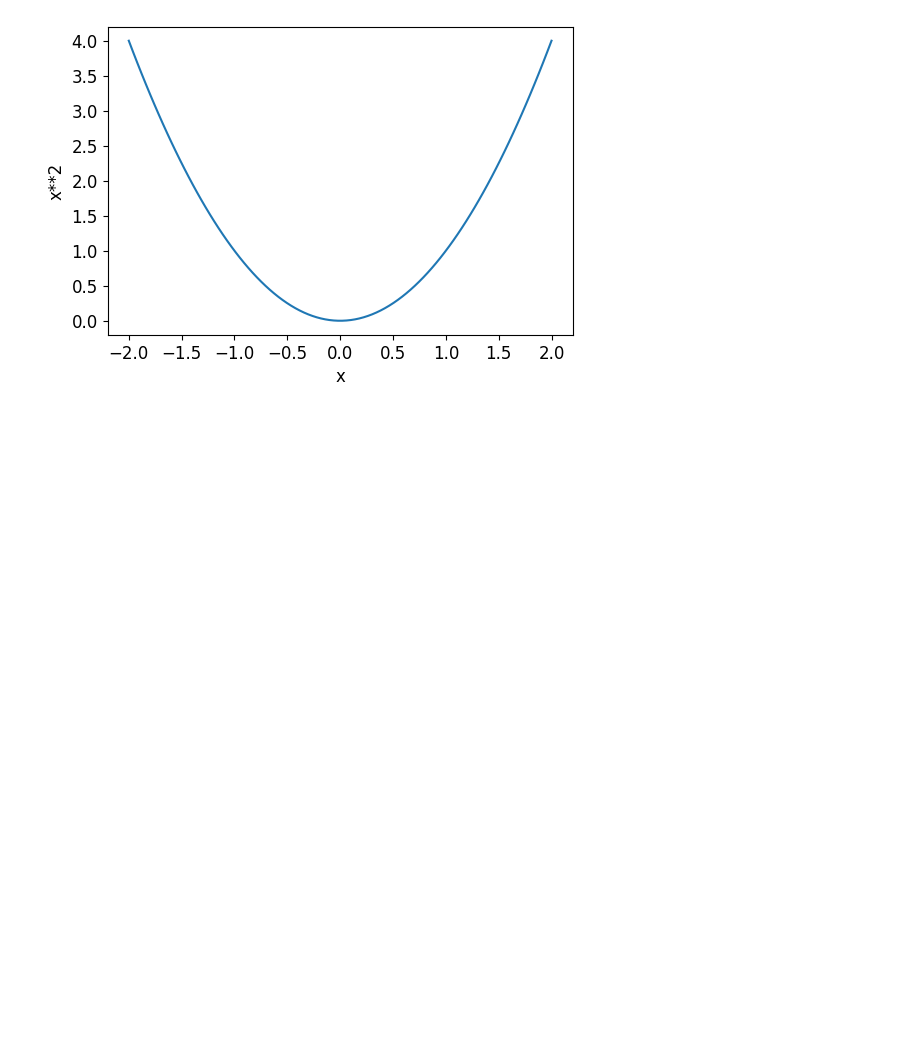
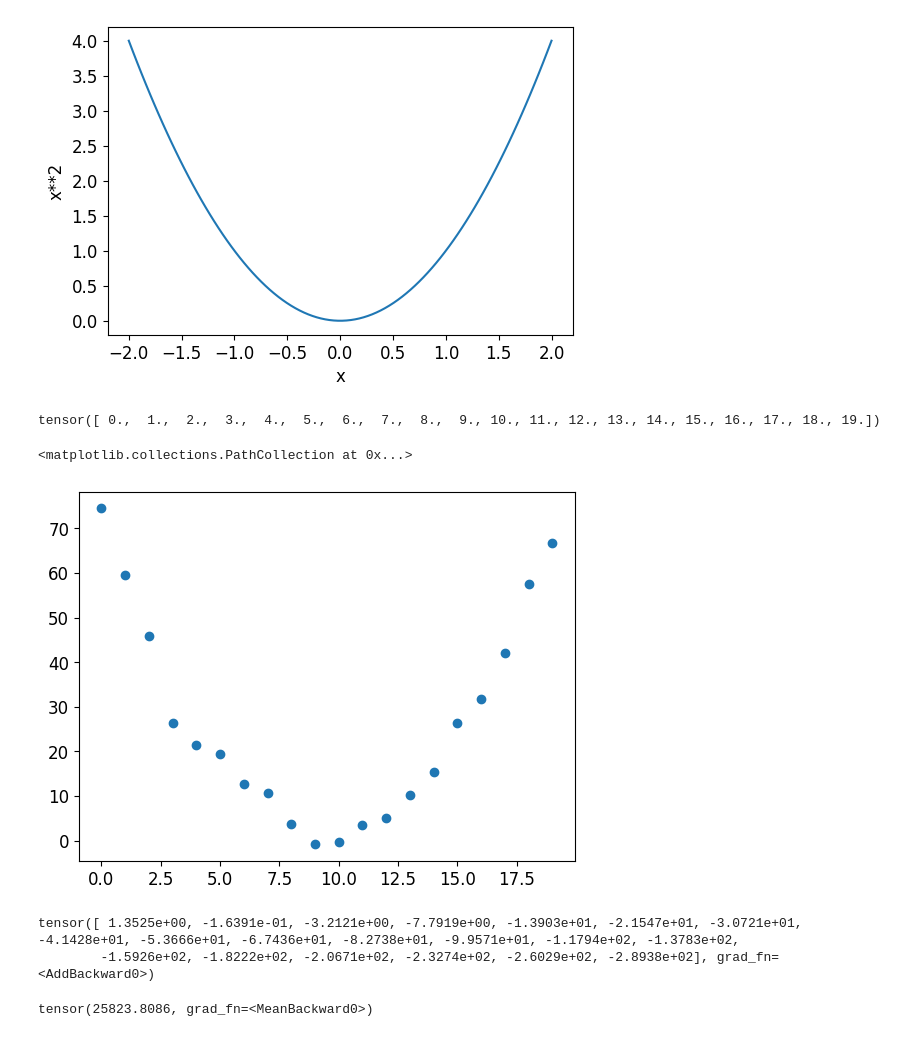
Before and after one commit to adi-bhatl-1998/fastai_practice, a Jupyter notebook: 3_and_7_chpter4.ipynb, the cells around one changed output. Saved outputs shown, nothing was run; the diff lists cells and outputs as text; code cells hidden in the pictures; blank space fills up the shorter version.

```diff
--- a/3_and_7_chpter4.ipynb
+++ b/3_and_7_chpter4.ipynb
@@ -210,3 +210,14 @@ def f(x): return x**2
 plot_function(f,'x','x**2')
 # %% [output]
 [figure]
+# %%
+time = torch.arange(0,20).float()
+time
+# %% [output]
+tensor([ 0.,  1.,  2.,  3.,  4.,  5.,  6.,  7.,  8.,  9., 10., 11., 12., 13., 14., 15., 16., 17., 18., 19.])
+# %%
+speed = torch.randn(20)*3 + 0.75*(time-9.5)**2 +1
+plt.scatter(time,speed)
+# %% [output]
+<matplotlib.collections.PathCollection at 0x...>
+[figure, added]
@@ -212,0 +237,9 @@ plot_function(f,'x','x**2')
+# %%
+preds
+# %% [output]
+tensor([ 1.3525e+00, -1.6391e-01, -3.2121e+00, -7.7919e+00, -1.3903e+01, -2.1547e+01, -3.0721e+01, -4.1428e+01, -5.3666e+01, -6.7436e+01, -8.2738e+01, -9.9571e+01, -1.1794e+02, -1.3783e+02,
+        -1.5926e+02, -1.8222e+02, -2.0671e+02, -2.3274e+02, -2.6029e+02, -2.8938e+02], grad_fn=<AddBackward0>)
+# %%
+mse(preds,speed)
+# %% [output]
+tensor(25823.8086, grad_fn=<MeanBackward0>)
```
Also changed, not shown: parts of 77 cells of this notebook.
